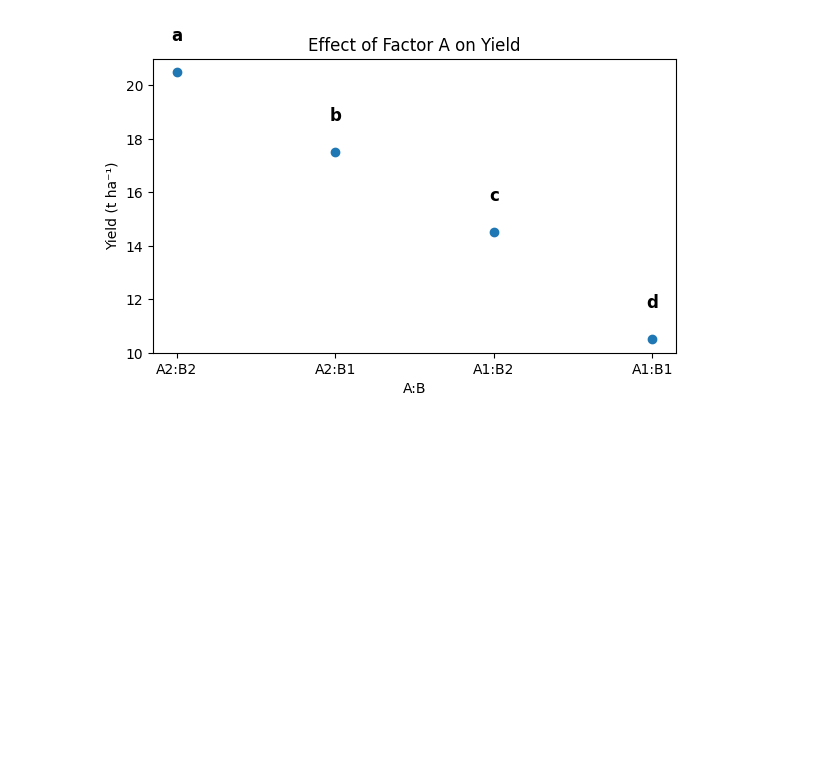
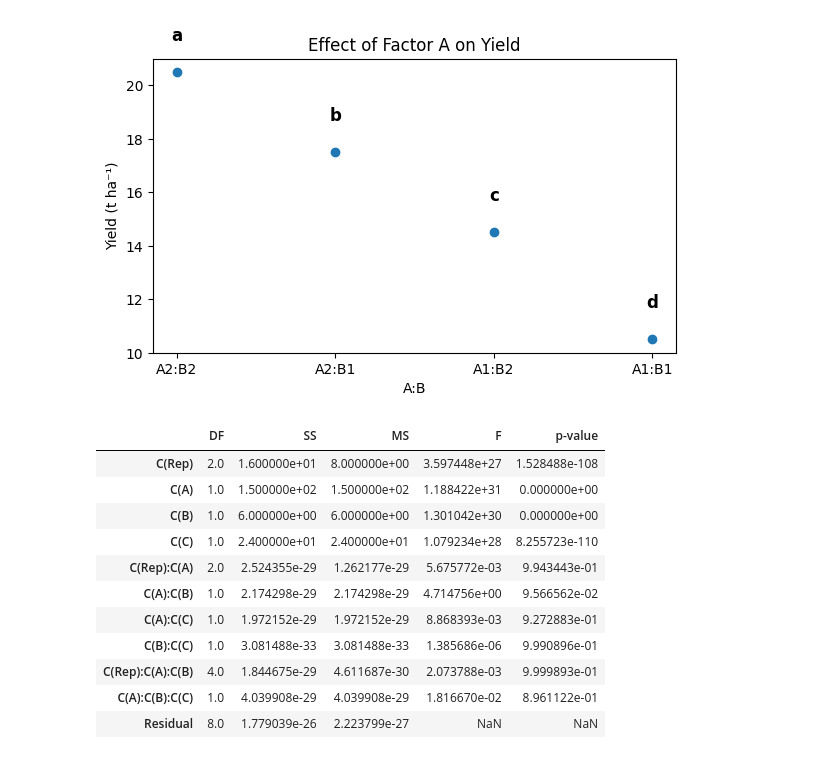
Before and after one commit to DeepStatistix/AgroDesign, a Jupyter notebook: examples/test_anova.ipynb, the cells around one changed output. Cells and saved outputs as stored; diff of their text form; code cells hidden in the pictures; blank space fills up the shorter version.

```diff
--- a/examples/test_anova.ipynb
+++ b/examples/test_anova.ipynb
@@ -168,0 +173,39 @@ mean_plot(
+# %%
+import pandas as pd
+from agrodesign.analysis.anova import Anova
+from agrodesign.mean_separation.lsd import LSD
+from agrodesign.mean_separation.tukey import TukeyHSD
+df = pd.DataFrame({
+    "Rep": [1]*8 + [2]*8 + [3]*8,
+    "A": ["A1","A1","A1","A1","A2","A2","A2","A2"] * 3,
+    "B": ["B1","B1","B2","B2","B1","B1","B2","B2"] * 3,
+    "C": ["C1","C2","C1","C2","C1","C2","C1","C2"] * 3,
+    "Yield": [
+        10,12,11,13,15,17,16,18,
+        11,13,12,14,16,18,17,19,
+        12,14,13,15,17,19,18,20
+    ]
+})
+# %%
+aov = Anova(df, response="Yield")
+anova_table = aov.split_plot(
+    whole_plot="A",
+    sub_plot="B",
+    block="Rep",
+    sub_sub_plot="C"
+)
+
+anova_table
+# %% [output]
+|  | DF | SS | MS | F | p-value |
+| C(Rep) | 2.0 | 1.600000e+01 | 8.000000e+00 | 3.597448e+27 | 1.528488e-108 |
+| C(A) | 1.0 | 1.500000e+02 | 1.500000e+02 | 1.188422e+31 | 0.000000e+00 |
+| C(B) | 1.0 | 6.000000e+00 | 6.000000e+00 | 1.301042e+30 | 0.000000e+00 |
+| C(C) | 1.0 | 2.400000e+01 | 2.400000e+01 | 1.079234e+28 | 8.255723e-110 |
+| C(Rep):C(A) | 2.0 | 2.524355e-29 | 1.262177e-29 | 5.675772e-03 | 9.943443e-01 |
+| C(A):C(B) | 1.0 | 2.174298e-29 | 2.174298e-29 | 4.714756e+00 | 9.566562e-02 |
+| C(A):C(C) | 1.0 | 1.972152e-29 | 1.972152e-29 | 8.868393e-03 | 9.272883e-01 |
+| C(B):C(C) | 1.0 | 3.081488e-33 | 3.081488e-33 | 1.385686e-06 | 9.990896e-01 |
+| C(Rep):C(A):C(B) | 4.0 | 1.844675e-29 | 4.611687e-30 | 2.073788e-03 | 9.999893e-01 |
+| C(A):C(B):C(C) | 1.0 | 4.039908e-29 | 4.039908e-29 | 1.816670e-02 | 8.961122e-01 |
+| Residual | 8.0 | 1.779039e-26 | 2.223799e-27 | NaN | NaN |
```
Also changed, not shown: parts of 12 cells of this notebook, 9 other files.
